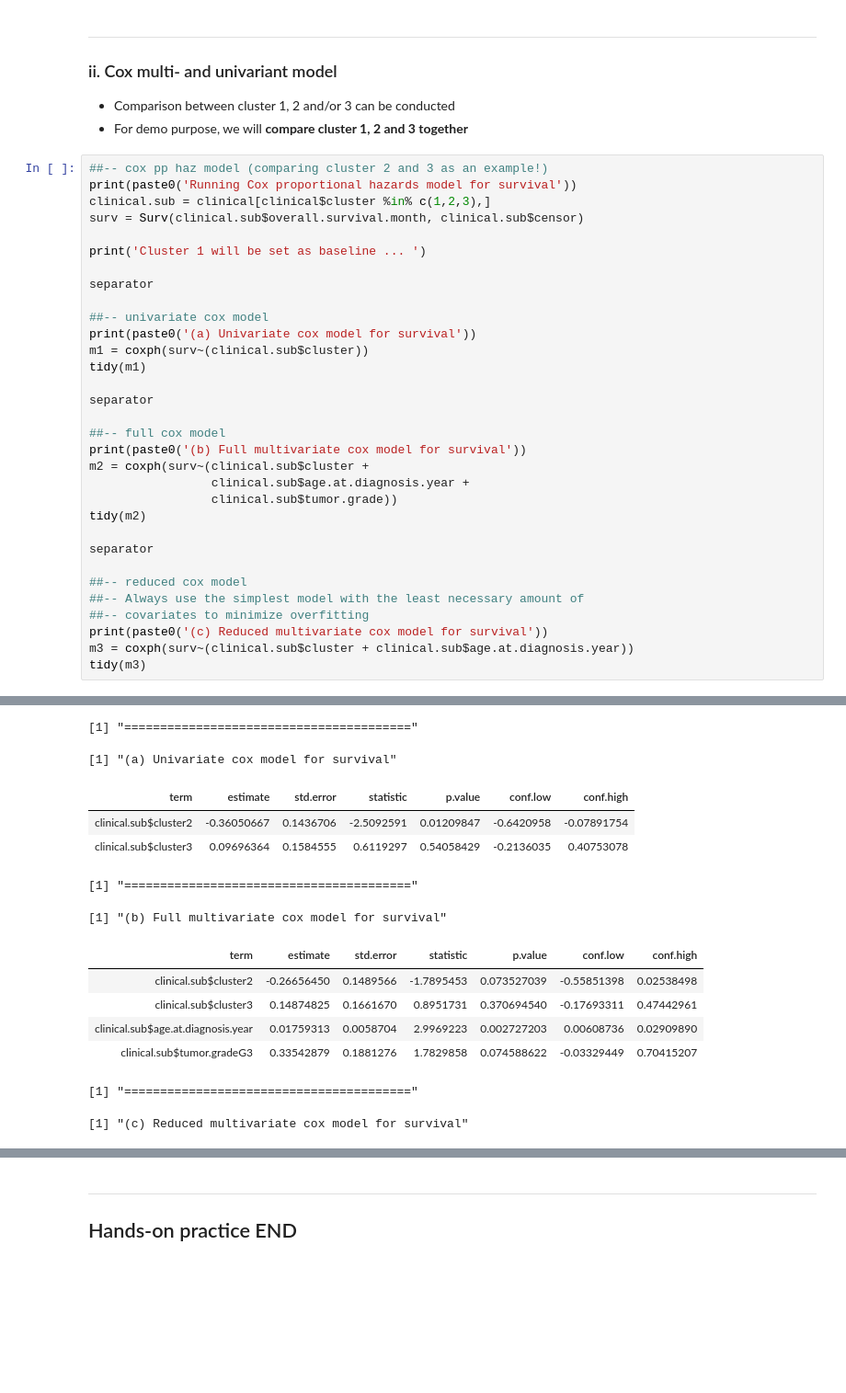
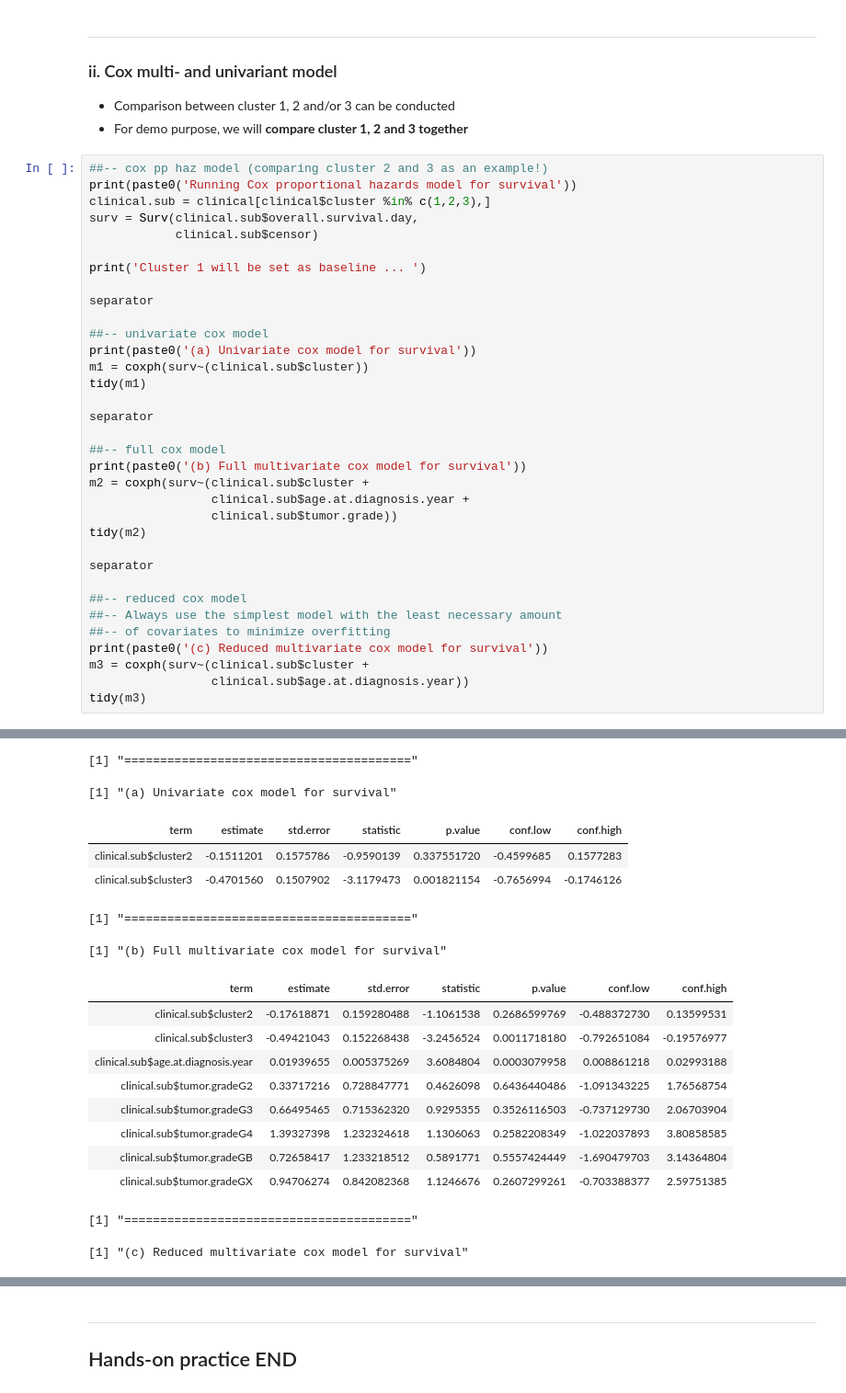
Before and after one commit to riyuebao/CRI-Workshop-Nov2016-RNAseq, a Jupyter notebook: Run_RNAseq.tutorial.rendered.ipynb, the cells around one changed output, grey strips where cells are left out. Shown at 92% size. Saved outputs shown, nothing was run; the diff lists cells and outputs as text; blank space fills up the shorter version.

Commit message:
Update TCGA OV clinical data wwith GDC

```diff
--- a/Run_RNAseq.tutorial.rendered.ipynb
+++ b/Run_RNAseq.tutorial.rendered.ipynb
@@ -619,49 +616,55 @@ The KM plot is similar to TCGA OV paper Figure 2e.
 ##-- cox pp haz model (comparing cluster 2 and 3 as an example!)
 print(paste0('Running Cox proportional hazards model for survival'))
 clinical.sub = clinical[clinical$cluster %in% c(1,2,3),]
-surv = Surv(clinical.sub$overall.survival.month, clinical.sub$censor)
+surv = Surv(clinical.sub$overall.survival.day,
+            clinical.sub$censor)
 
 print('Cluster 1 will be set as baseline ... ')
 
 separator
 
 ##-- univariate cox model
 print(paste0('(a) Univariate cox model for survival'))
 m1 = coxph(surv~(clinical.sub$cluster))
 tidy(m1)
 
 separator
 
 ##-- full cox model
 print(paste0('(b) Full multivariate cox model for survival'))
 m2 = coxph(surv~(clinical.sub$cluster +
                  clinical.sub$age.at.diagnosis.year +
                  clinical.sub$tumor.grade))
 tidy(m2)
 
 separator
 
 ##-- reduced cox model
-##-- Always use the simplest model with the least necessary amount of
-##-- covariates to minimize overfitting
+##-- Always use the simplest model with the least necessary amount
+##-- of covariates to minimize overfitting
 print(paste0('(c) Reduced multivariate cox model for survival'))
-m3 = coxph(surv~(clinical.sub$cluster + clinical.sub$age.at.diagnosis.year))
+m3 = coxph(surv~(clinical.sub$cluster +
+                 clinical.sub$age.at.diagnosis.year))
 tidy(m3)
 # %% [output]
 [1] "Running Cox proportional hazards model for survival"
 [1] "Cluster 1 will be set as baseline ... "
 [1] "========================================"
 [1] "(a) Univariate cox model for survival"
 | term | estimate | std.error | statistic | p.value | conf.low | conf.high |
-| clinical.sub$cluster2 | -0.36050667 | 0.1436706 | -2.5092591 | 0.01209847 | -0.6420958 | -0.07891754 |
-| clinical.sub$cluster3 | 0.09696364 | 0.1584555 | 0.6119297 | 0.54058429 | -0.2136035 | 0.40753078 |
+| clinical.sub$cluster2 | -0.1511201 | 0.1575786 | -0.9590139 | 0.337551720 | -0.4599685 | 0.1577283 |
+| clinical.sub$cluster3 | -0.4701560 | 0.1507902 | -3.1179473 | 0.001821154 | -0.7656994 | -0.1746126 |
 [1] "========================================"
 [1] "(b) Full multivariate cox model for survival"
 | term | estimate | std.error | statistic | p.value | conf.low | conf.high |
-| clinical.sub$cluster2 | -0.26656450 | 0.1489566 | -1.7895453 | 0.073527039 | -0.55851398 | 0.02538498 |
-| clinical.sub$cluster3 | 0.14874825 | 0.1661670 | 0.8951731 | 0.370694540 | -0.17693311 | 0.47442961 |
-| clinical.sub$age.at.diagnosis.year | 0.01759313 | 0.0058704 | 2.9969223 | 0.002727203 | 0.00608736 | 0.02909890 |
-| clinical.sub$tumor.gradeG3 | 0.33542879 | 0.1881276 | 1.7829858 | 0.074588622 | -0.03329449 | 0.70415207 |
+| clinical.sub$cluster2 | -0.17618871 | 0.159280488 | -1.1061538 | 0.2686599769 | -0.488372730 | 0.13599531 |
+| clinical.sub$cluster3 | -0.49421043 | 0.152268438 | -3.2456524 | 0.0011718180 | -0.792651084 | -0.19576977 |
+| clinical.sub$age.at.diagnosis.year | 0.01939655 | 0.005375269 | 3.6084804 | 0.0003079958 | 0.008861218 | 0.02993188 |
+| clinical.sub$tumor.gradeG2 | 0.33717216 | 0.728847771 | 0.4626098 | 0.6436440486 | -1.091343225 | 1.76568754 |
+| clinical.sub$tumor.gradeG3 | 0.66495465 | 0.715362320 | 0.9295355 | 0.3526116503 | -0.737129730 | 2.06703904 |
+| clinical.sub$tumor.gradeG4 | 1.39327398 | 1.232324618 | 1.1306063 | 0.2582208349 | -1.022037893 | 3.80858585 |
+| clinical.sub$tumor.gradeGB | 0.72658417 | 1.233218512 | 0.5891771 | 0.5557424449 | -1.690479703 | 3.14364804 |
+| clinical.sub$tumor.gradeGX | 0.94706274 | 0.842082368 | 1.1246676 | 0.2607299261 | -0.703388377 | 2.59751385 |
 [1] "========================================"
 [1] "(c) Reduced multivariate cox model for survival"
 | term | estimate | std.error | statistic | p.value | conf.low | conf.high |
```
Also changed, not shown: parts of 6 cells of this notebook, 15 other files.
